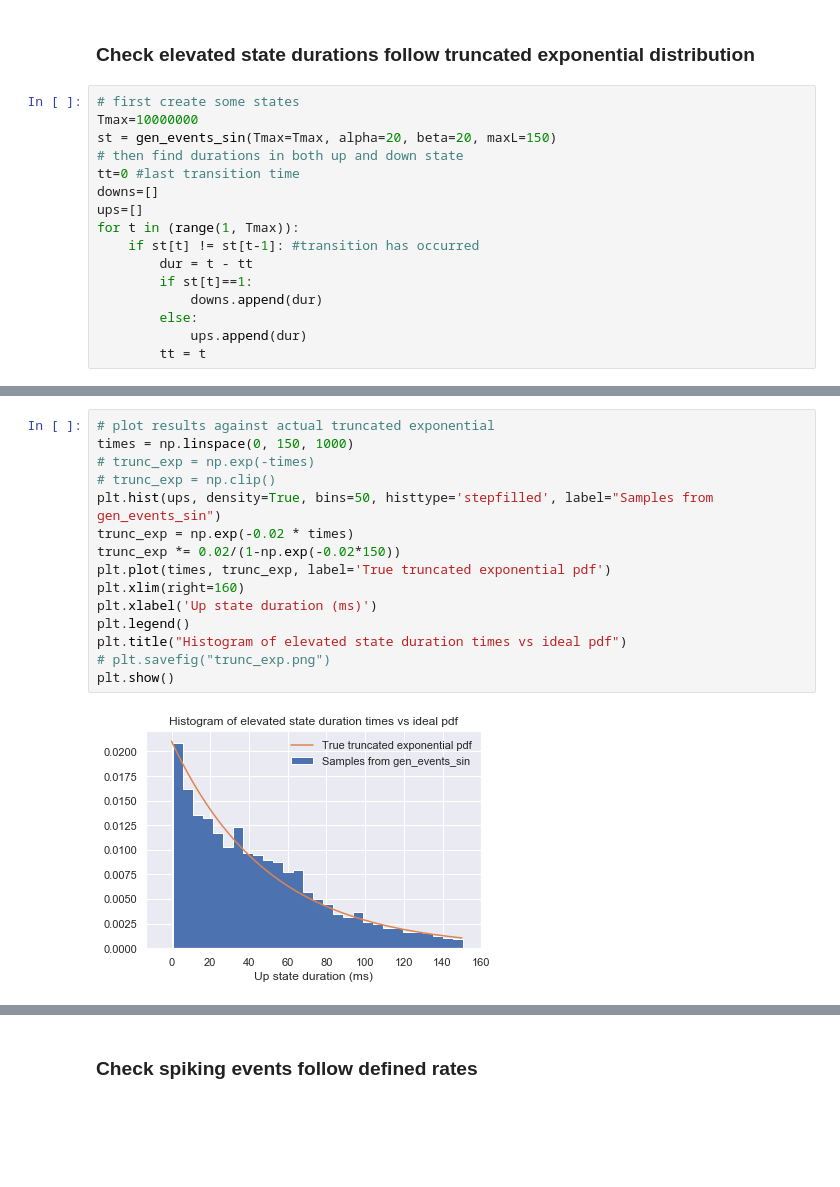
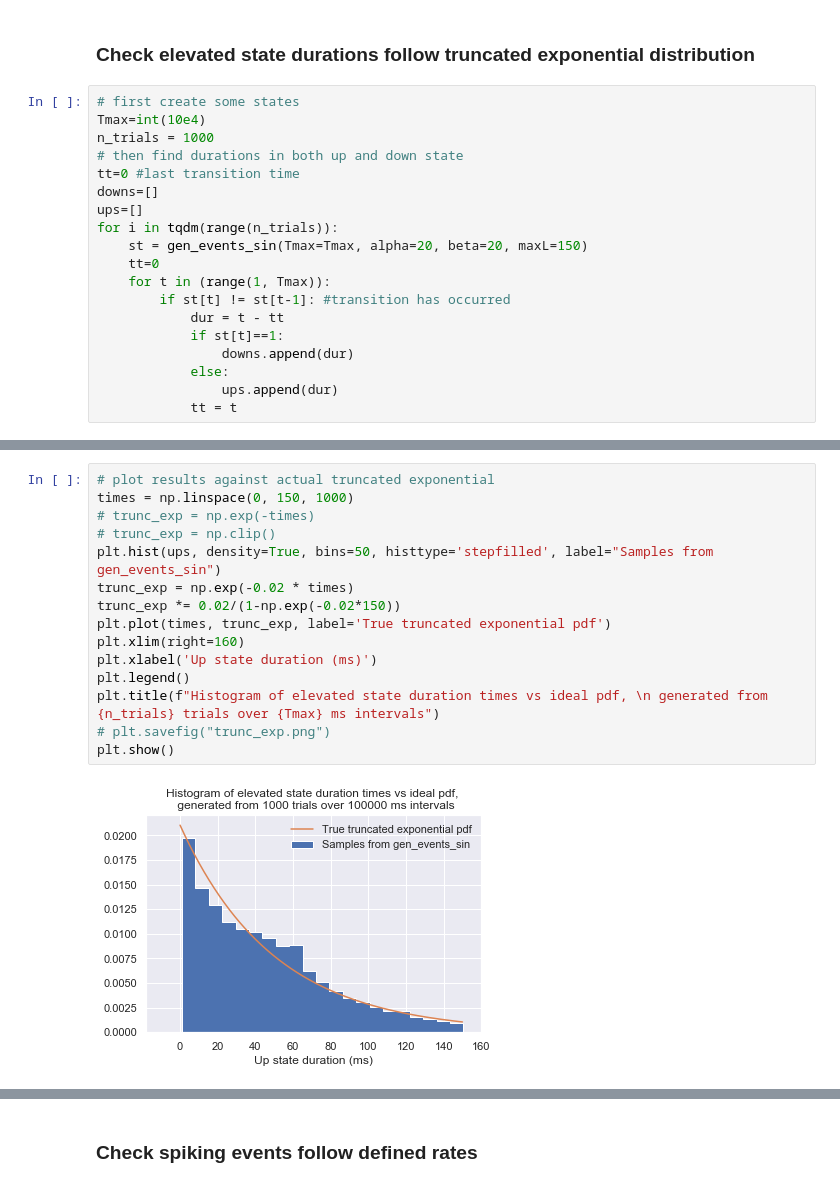
Before and after one commit to eap40/iib-neuro-proj, a Jupyter notebook: iib-testing.ipynb, the cells around one changed output, grey strips where cells are left out. Saved outputs shown, nothing was run; the diff lists cells and outputs as text; blank space fills up the shorter version.

Commit message:
Added figures to investigate and fix problems in some input generation functions

```diff
--- a/iib-testing.ipynb
+++ b/iib-testing.ipynb
@@ -218,17 +200,20 @@ plt.show()
 ### Check elevated state durations follow truncated exponential distribution
 # %%
 # first create some states
-Tmax=10000000
-st = gen_events_sin(Tmax=Tmax, alpha=20, beta=20, maxL=150)
+Tmax=int(10e4)
+n_trials = 1000
 # then find durations in both up and down state
 tt=0 #last transition time
 downs=[]
 ups=[]
-for t in (range(1, Tmax)):
-    if st[t] != st[t-1]: #transition has occurred
-        dur = t - tt
-        if st[t]==1:
-            downs.append(dur)
-        else:
-            ups.append(dur)
-        tt = t
+for i in tqdm(range(n_trials)):
+    st = gen_events_sin(Tmax=Tmax, alpha=20, beta=20, maxL=150)
+    tt=0
+    for t in (range(1, Tmax)):
+        if st[t] != st[t-1]: #transition has occurred
+            dur = t - tt
+            if st[t]==1:
+                downs.append(dur)
+            else:
+                ups.append(dur)
+            tt = t
@@ -237,17 +220,17 @@ for t in (range(1, Tmax)):
 # %%
 # plot results against actual truncated exponential
 times = np.linspace(0, 150, 1000)
 # trunc_exp = np.exp(-times)
 # trunc_exp = np.clip()
 plt.hist(ups, density=True, bins=50, histtype='stepfilled', label="Samples from gen_events_sin")
 trunc_exp = np.exp(-0.02 * times)
 trunc_exp *= 0.02/(1-np.exp(-0.02*150))
 plt.plot(times, trunc_exp, label='True truncated exponential pdf')
 plt.xlim(right=160)
 plt.xlabel('Up state duration (ms)')
 plt.legend()
-plt.title("Histogram of elevated state duration times vs ideal pdf")
+plt.title(f"Histogram of elevated state duration times vs ideal pdf, \n generated from {n_trials} trials over {Tmax} ms intervals")
 # plt.savefig("trunc_exp.png")
 plt.show()
 # %% [output]
-[figure, old version]
+[figure, new version]
```
Also changed, not shown: parts of 22 cells of this notebook.
